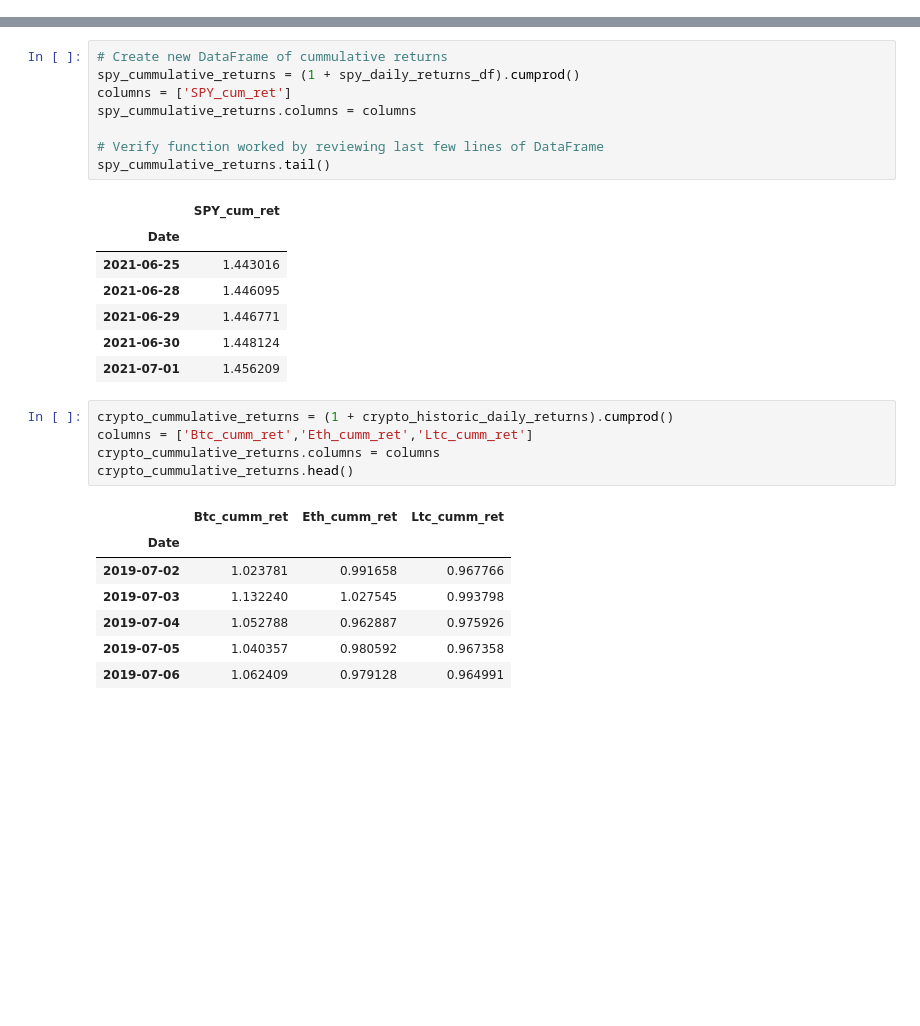
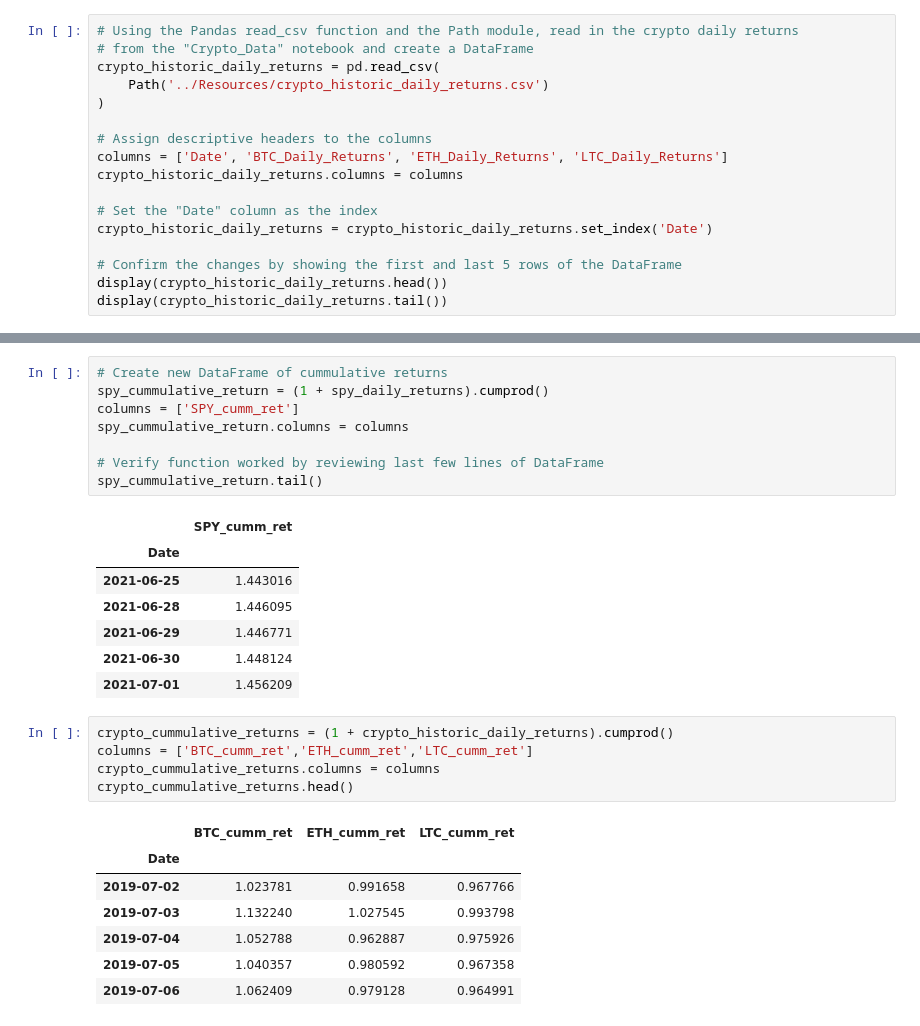
Before and after one commit to jpweldon/Cryptocurrency_Stock_Correlation, a Jupyter notebook: Data_Analysis/data_analysis.ipynb, the cells around one changed output, grey strips where cells are left out. Saved outputs shown, nothing was run; the diff lists cells and outputs as text; blank space fills up the shorter version.

```diff
--- a/Data_Analysis/data_analysis.ipynb
+++ b/Data_Analysis/data_analysis.ipynb
@@ -103,0 +151,17 @@ display(crypto_historic_daily_returns.tail())
+# %%
+# Using the Pandas read_csv function and the Path module, read in the crypto daily returns
+# from the "Crypto_Data" notebook and create a DataFrame
+crypto_historic_daily_returns = pd.read_csv(
+    Path('../Resources/crypto_historic_daily_returns.csv')
+)
+
+# Assign descriptive headers to the columns
+columns = ['Date', 'BTC_Daily_Returns', 'ETH_Daily_Returns', 'LTC_Daily_Returns']
+crypto_historic_daily_returns.columns = columns
+
+# Set the "Date" column as the index
+crypto_historic_daily_returns = crypto_historic_daily_returns.set_index('Date')
+
+# Confirm the changes by showing the first and last 5 rows of the DataFrame
+display(crypto_historic_daily_returns.head())
+display(crypto_historic_daily_returns.tail())
@@ -156,14 +237,14 @@ overlay_plot.opts(
 [interactive output not drawn]
 # %%
 # Create new DataFrame of cummulative returns
-spy_cummulative_returns = (1 + spy_daily_returns_df).cumprod()
-columns = ['SPY_cum_ret']
-spy_cummulative_returns.columns = columns
+spy_cummulative_return = (1 + spy_daily_returns).cumprod()
+columns = ['SPY_cumm_ret']
+spy_cummulative_return.columns = columns
 
 # Verify function worked by reviewing last few lines of DataFrame
-spy_cummulative_returns.tail()
+spy_cummulative_return.tail()
 # %% [output]
-|  | SPY_cum_ret |
+|  | SPY_cumm_ret |
 | Date |  |
 | 2021-06-25 | 1.443016 |
 | 2021-06-28 | 1.446095 |
@@ -172,11 +253,11 @@ spy_cummulative_returns.tail()
 | 2021-07-01 | 1.456209 |
 # %%
 crypto_cummulative_returns = (1 + crypto_historic_daily_returns).cumprod()
-columns = ['Btc_cumm_ret','Eth_cumm_ret','Ltc_cumm_ret']
+columns = ['BTC_cumm_ret','ETH_cumm_ret','LTC_cumm_ret']
 crypto_cummulative_returns.columns = columns
 crypto_cummulative_returns.head()
 # %% [output]
-|  | Btc_cumm_ret | Eth_cumm_ret | Ltc_cumm_ret |
+|  | BTC_cumm_ret | ETH_cumm_ret | LTC_cumm_ret |
 | Date |  |  |  |
 | 2019-07-02 | 1.023781 | 0.991658 | 0.967766 |
 | 2019-07-03 | 1.132240 | 1.027545 | 0.993798 |
```
Also changed, not shown: parts of 15 cells of this notebook, 4 other files.
